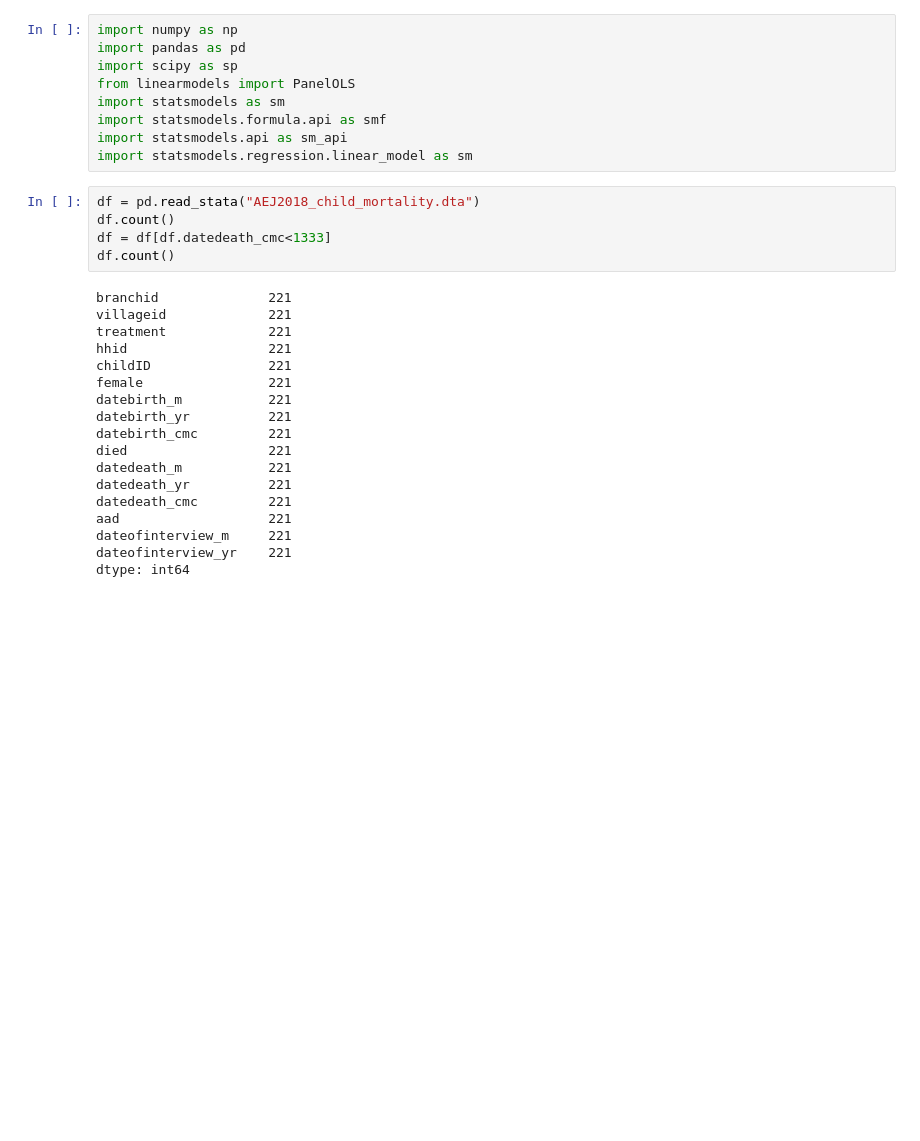
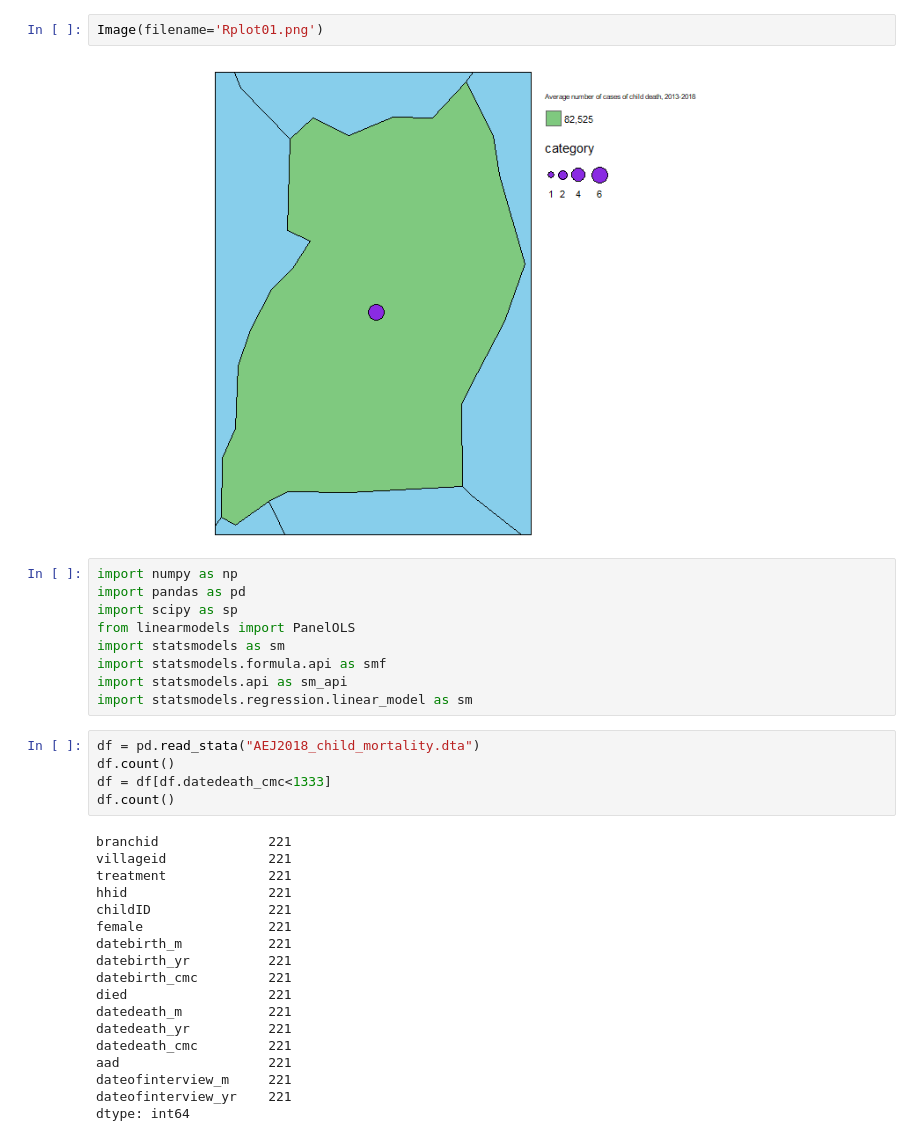
Before and after one commit to madinajapakhova/Project-replication, a Jupyter notebook: MJapakhova project(replication).ipynb, the cells around one changed output. Drawn from its saved outputs; the diff is of its cells as text; blank space fills up the shorter version.

```diff
--- a/MJapakhova project(replication).ipynb
+++ b/MJapakhova project(replication).ipynb
@@ -8,3 +14,7 @@ Country of interest: Uganda
+# %%
+Image(filename='Rplot01.png')
+# %% [output]
+[figure, added]
 # %%
 import numpy as np
 import pandas as pd
```
Also changed, not shown: parts of 3 cells of this notebook.
